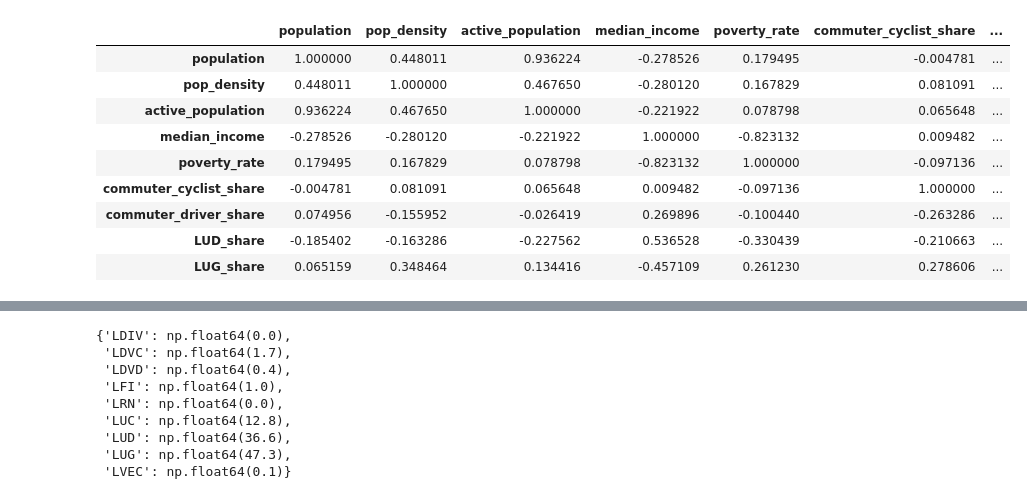
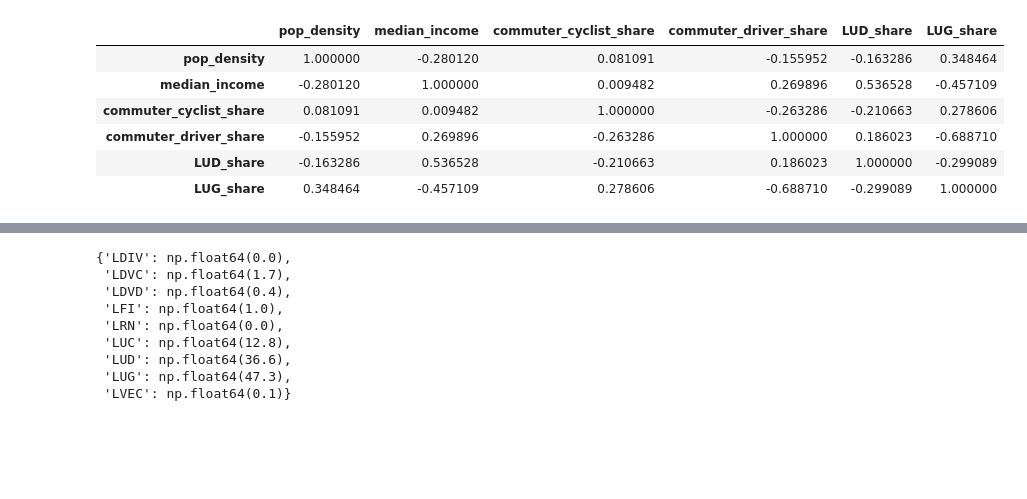
Before and after one commit to csebastiao/orderbikenet_paris, a Jupyter notebook: notebooks/measure_vote_impact_bikenet.ipynb, the cells around one changed output, grey strips where cells are left out. Cells and saved outputs as stored; diff of their text form; code cells hidden in the pictures; blank space fills up the shorter version.

```diff
--- a/notebooks/measure_vote_impact_bikenet.ipynb
+++ b/notebooks/measure_vote_impact_bikenet.ipynb
@@ -93,18 +30,15 @@ for col in [
 # %%
 gdf_iris.drop(
-    ["CODE_IRIS", "geometry"]
+    ["CODE_IRIS", "geometry", "population", "active_population", "poverty_rate"]
     + BUSINESSES_TO_COUNT
     + [bus + "_density" for bus in BUSINESSES_TO_COUNT],
     axis=1,
 ).corr()
 # %% [output]
-|  | population | pop_density | active_population | median_income | poverty_rate | commuter_cyclist_share | ... |
-| population | 1.000000 | 0.448011 | 0.936224 | -0.278526 | 0.179495 | -0.004781 | ... |
-| pop_density | 0.448011 | 1.000000 | 0.467650 | -0.280120 | 0.167829 | 0.081091 | ... |
-| active_population | 0.936224 | 0.467650 | 1.000000 | -0.221922 | 0.078798 | 0.065648 | ... |
-| median_income | -0.278526 | -0.280120 | -0.221922 | 1.000000 | -0.823132 | 0.009482 | ... |
-| poverty_rate | 0.179495 | 0.167829 | 0.078798 | -0.823132 | 1.000000 | -0.097136 | ... |
-| commuter_cyclist_share | -0.004781 | 0.081091 | 0.065648 | 0.009482 | -0.097136 | 1.000000 | ... |
-| commuter_driver_share | 0.074956 | -0.155952 | -0.026419 | 0.269896 | -0.100440 | -0.263286 | ... |
-| LUD_share | -0.185402 | -0.163286 | -0.227562 | 0.536528 | -0.330439 | -0.210663 | ... |
-| LUG_share | 0.065159 | 0.348464 | 0.134416 | -0.457109 | 0.261230 | 0.278606 | ... |
+|  | pop_density | median_income | commuter_cyclist_share | commuter_driver_share | LUD_share | LUG_share |
+| pop_density | 1.000000 | -0.280120 | 0.081091 | -0.155952 | -0.163286 | 0.348464 |
+| median_income | -0.280120 | 1.000000 | 0.009482 | 0.269896 | 0.536528 | -0.457109 |
+| commuter_cyclist_share | 0.081091 | 0.009482 | 1.000000 | -0.263286 | -0.210663 | 0.278606 |
+| commuter_driver_share | -0.155952 | 0.269896 | -0.263286 | 1.000000 | 0.186023 | -0.688710 |
+| LUD_share | -0.163286 | 0.536528 | -0.210663 | 0.186023 | 1.000000 | -0.299089 |
+| LUG_share | 0.348464 | -0.457109 | 0.278606 | -0.688710 | -0.299089 | 1.000000 |
```
Also changed, not shown: parts of 41 cells of this notebook, 3 other files.
